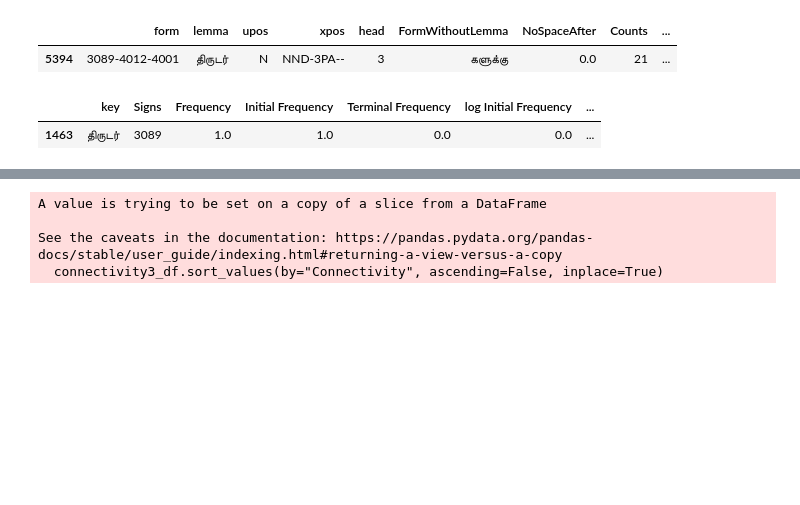
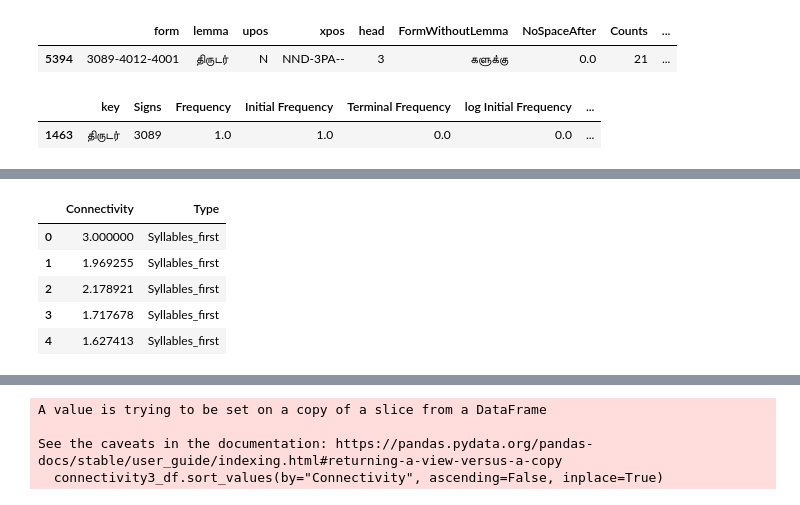
Before and after one commit to Kee2u/Deciphering_the_Indus_Valley_Script, a Jupyter notebook: Statistical_Analysis/Multivariate_Segmentation.ipynb, the cells around one changed output, grey strips where cells are left out. Saved outputs shown, nothing was run; the diff lists cells and outputs as text; code cells hidden in the pictures; blank space fills up the shorter version.

```diff
--- a/Statistical_Analysis/Multivariate_Segmentation.ipynb
+++ b/Statistical_Analysis/Multivariate_Segmentation.ipynb
@@ -627,0 +701,13 @@ all_logograms[all_logograms["Signs"]=="3089"]
+# %%
+graph = pd.concat([syllables_first, everything_except_syllables_first])
+graph.reset_index(drop=True, inplace=True)
+graph.Connectivity.replace(np.inf,3, inplace=True)
+graph.Connectivity.replace(-np.inf,0.5, inplace=True)
+graph.head()
+# %% [output]
+|  | Connectivity | Type |
+| 0 | 3.000000 | Syllables_first |
+| 1 | 1.969255 | Syllables_first |
+| 2 | 2.178921 | Syllables_first |
+| 3 | 1.717678 | Syllables_first |
+| 4 | 1.627413 | Syllables_first |
```
Also changed, not shown: parts of 7 cells of this notebook, 9 other files.
